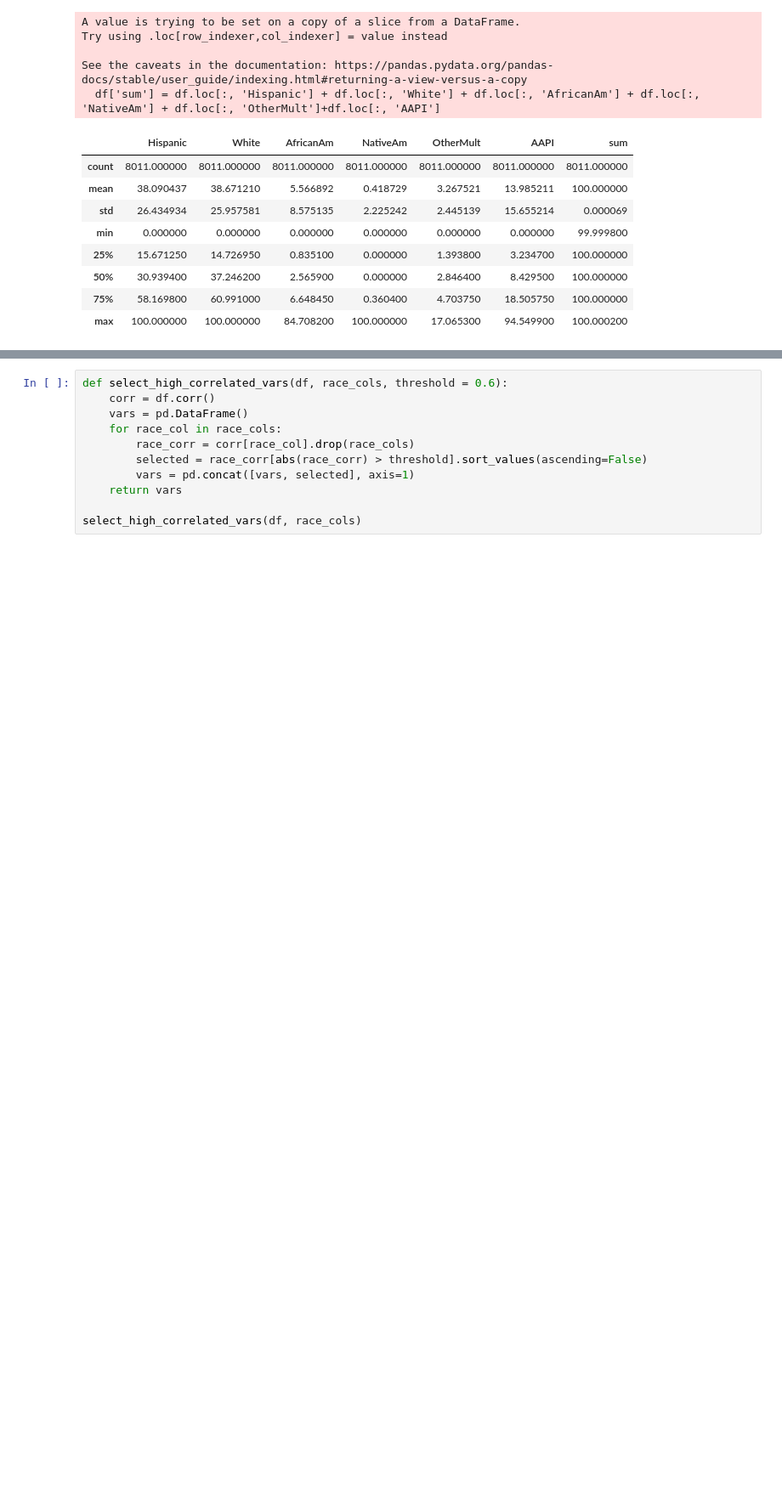
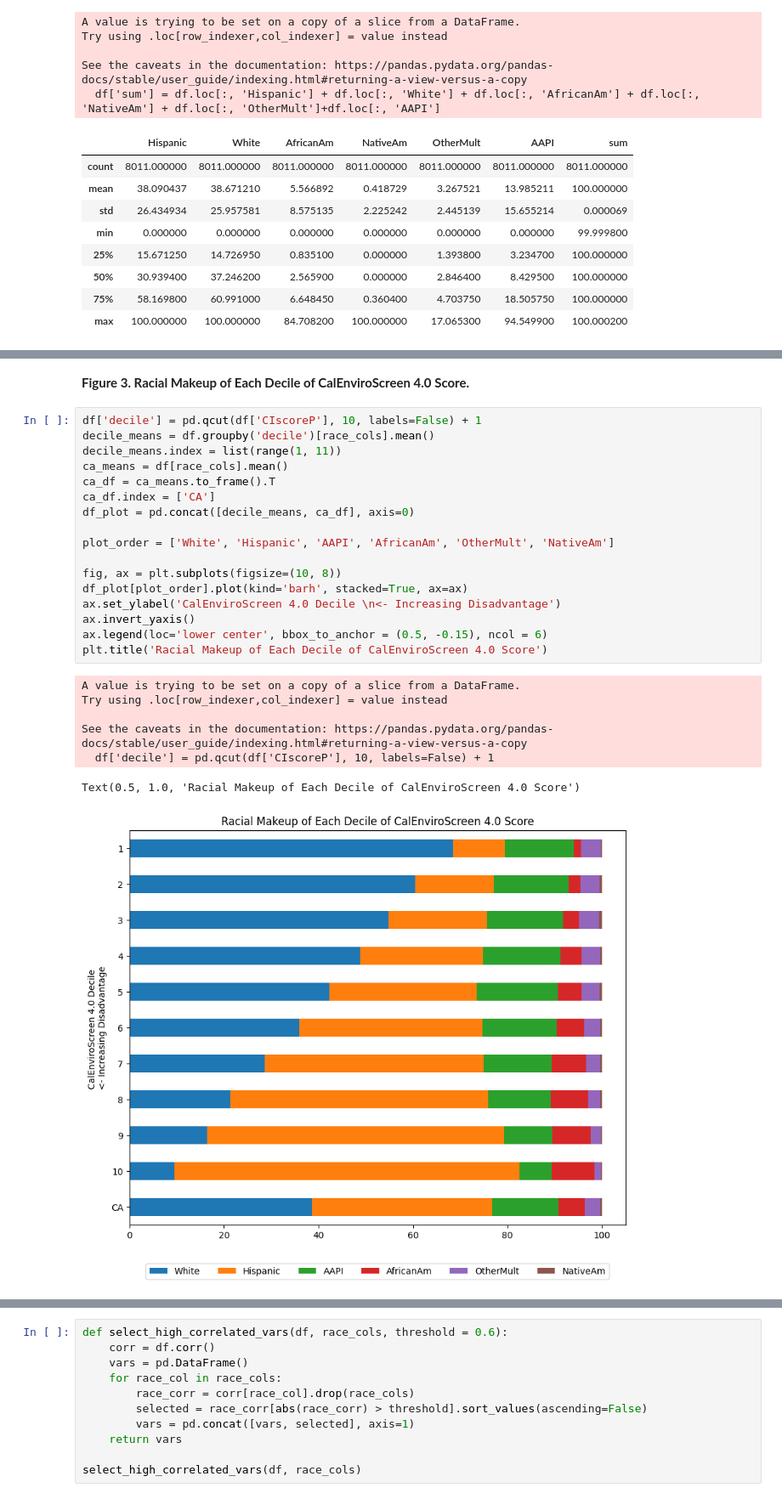
Before and after one commit to UCB-stat-159-f25/final-group14, a Jupyter notebook: chart_analysis.ipynb, the cells around one changed output, grey strips where cells are left out. Shown: that part at 85% size. Cells and saved outputs as stored; diff of their text form; blank space fills up the shorter version.

```diff
--- a/chart_analysis.ipynb
+++ b/chart_analysis.ipynb
@@ -53,0 +123,27 @@ See the caveats in the documentation: https://pandas.pydata.org/pandas-docs/stab
+# %% [markdown]
+**Figure 3. Racial Makeup of Each Decile of CalEnviroScreen 4.0 Score.**
+# %%
+df['decile'] = pd.qcut(df['CIscoreP'], 10, labels=False) + 1
+decile_means = df.groupby('decile')[race_cols].mean()
+decile_means.index = list(range(1, 11))
+ca_means = df[race_cols].mean()
+ca_df = ca_means.to_frame().T
+ca_df.index = ['CA']
+df_plot = pd.concat([decile_means, ca_df], axis=0)
+
+plot_order = ['White', 'Hispanic', 'AAPI', 'AfricanAm', 'OtherMult', 'NativeAm']
+
+fig, ax = plt.subplots(figsize=(10, 8))
+df_plot[plot_order].plot(kind='barh', stacked=True, ax=ax)
+ax.set_ylabel('CalEnviroScreen 4.0 Decile \n<- Increasing Disadvantage')
+ax.invert_yaxis()
+ax.legend(loc='lower center', bbox_to_anchor = (0.5, -0.15), ncol = 6)
+plt.title('Racial Makeup of Each Decile of CalEnviroScreen 4.0 Score')
+# %% [output]
+A value is trying to be set on a copy of a slice from a DataFrame.
+Try using .loc[row_indexer,col_indexer] = value instead
+
+See the caveats in the documentation: https://pandas.pydata.org/pandas-docs/stable/user_guide/indexing.html#returning-a-view-versus-a-copy
+  df['decile'] = pd.qcut(df['CIscoreP'], 10, labels=False) + 1
+Text(0.5, 1.0, 'Racial Makeup of Each Decile of CalEnviroScreen 4.0 Score')
+[figure, added]
```
Also changed, not shown: parts of 11 cells of this notebook, 1 other file.
